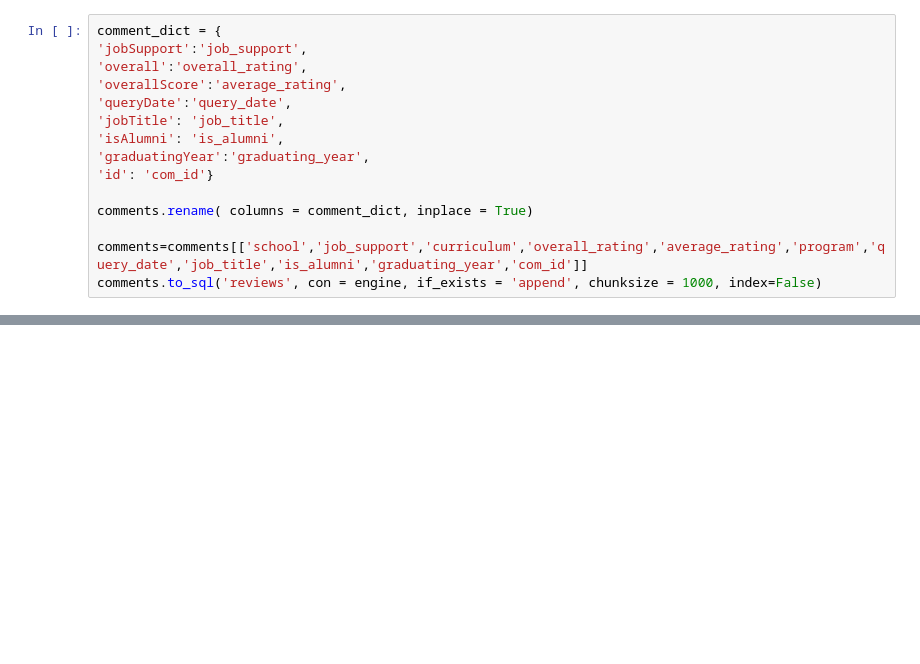
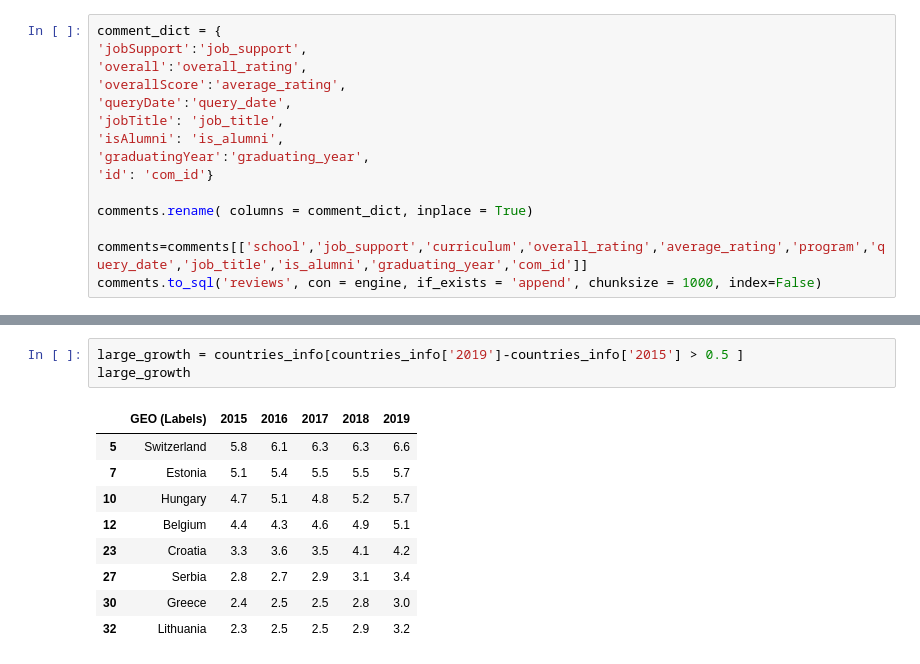
Before and after one commit to francescoserraino/project-2, a Jupyter notebook: sql_project.ipynb, the cells around one changed output, grey strips where cells are left out. Saved outputs shown, nothing was run; the diff lists cells and outputs as text; blank space fills up the shorter version.

```diff
--- a/sql_project.ipynb
+++ b/sql_project.ipynb
@@ -295,0 +312,13 @@ NameError: name 'row' is not defined
+# %%
+large_growth = countries_info[countries_info['2019']-countries_info['2015'] > 0.5 ]
+large_growth
+# %% [output]
+|  | GEO (Labels) | 2015 | 2016 | 2017 | 2018 | 2019 |
+| 5 | Switzerland | 5.8 | 6.1 | 6.3 | 6.3 | 6.6 |
+| 7 | Estonia | 5.1 | 5.4 | 5.5 | 5.5 | 5.7 |
+| 10 | Hungary | 4.7 | 5.1 | 4.8 | 5.2 | 5.7 |
+| 12 | Belgium | 4.4 | 4.3 | 4.6 | 4.9 | 5.1 |
+| 23 | Croatia | 3.3 | 3.6 | 3.5 | 4.1 | 4.2 |
+| 27 | Serbia | 2.8 | 2.7 | 2.9 | 3.1 | 3.4 |
+| 30 | Greece | 2.4 | 2.5 | 2.5 | 2.8 | 3.0 |
+| 32 | Lithuania | 2.3 | 2.5 | 2.5 | 2.9 | 3.2 |
```
Also changed, not shown: parts of 6 cells of this notebook, 2 other files.
